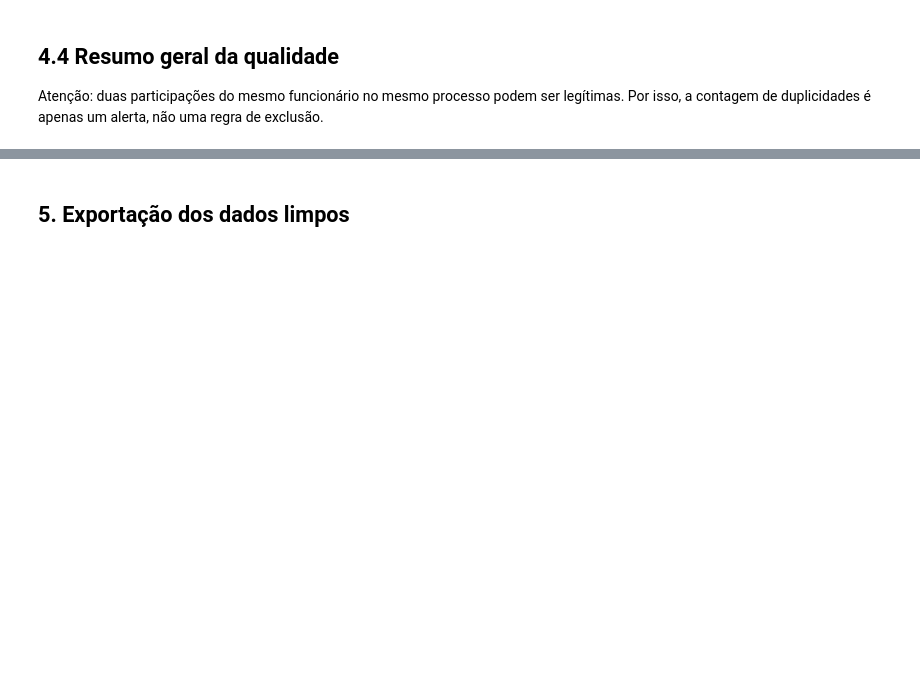
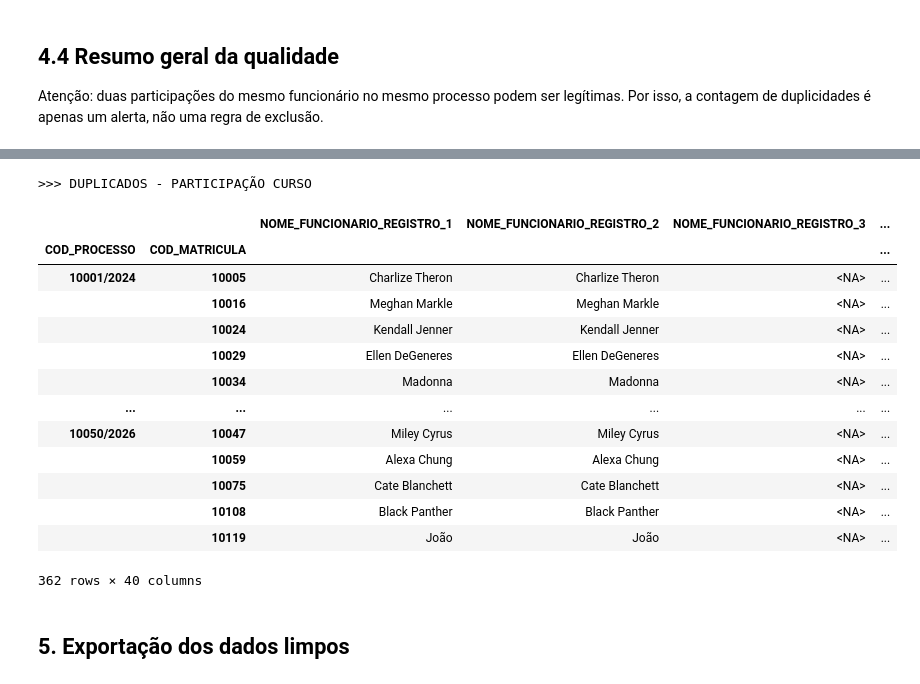
Before and after one commit to SENACBD/Projeto-de-BI-de-Educa-o-Corporativa-do-SENAC, a Jupyter notebook: notebooks/etl/03_data_preparation.ipynb, the cells around one changed output, grey strips where cells are left out. Saved outputs shown, nothing was run; the diff lists cells and outputs as text; code cells hidden in the pictures; blank space fills up the shorter version.

```diff
--- a/notebooks/etl/03_data_preparation.ipynb
+++ b/notebooks/etl/03_data_preparation.ipynb
@@ -823,0 +803,65 @@ display(resumo_etl)
+# %%
+def mostrar_duplicados_lado_a_lado(base, chaves):
+    duplicados = base[
+        base.duplicated(subset=chaves, keep=False)
+    ].copy()
+
+    if duplicados.empty:
+        return
+
+    duplicados = duplicados.sort_values(chaves)
+
+    # Numera as ocorrências de cada grupo duplicado
+    duplicados["_OCORRENCIA"] = (
+        duplicados.groupby(chaves, dropna=False).cumcount() + 1
+    )
+
+    # Separa cada ocorrência em uma coluna
+    resultado = duplicados.pivot(
+        index=chaves,
+        columns="_OCORRENCIA"
+    )
+
+    # Organiza os nomes das colunas
+    resultado.columns = [
+        f"{coluna}_REGISTRO_{ocorrencia}"
+        for coluna, ocorrencia in resultado.columns
+    ]
+
+    display(resultado)
+
+resumo_etl = pd.DataFrame({
+    "Base": [
+        "Curso",
+        "Funcionário",
+        "ParticipaçãoCurso"
+    ],
+    "Total de registros": [
+        len(dados_curso),
+        len(dados_funcionario),
+        len(dados_participacaocurso)
+    ],
+    "Registros duplicados": [
+        dados_curso.duplicated(["COD_CURSO"]).sum(),
+        dados_funcionario.duplicated(["COD_MATRICULA"]).sum(),
+        dados_participacaocurso.duplicated(
+            ["COD_PROCESSO", "COD_MATRICULA"]
+        ).sum()
+    ]
+})
+
+display(resumo_etl)
+print()
+
+if dados_curso.duplicated(["COD_CURSO"]).any():
+  print(">>> DUPLICADOS - CURSO")
+  mostrar_duplicados_lado_a_lado(dados_curso, ["COD_CURSO"])
+
+if dados_funcionario.duplicated(["COD_MATRICULA"]).any():
+  print(">>> DUPLICADOS - FUNCIONÁRIO")
+  mostrar_duplicados_lado_a_lado(dados_funcionario, ["COD_MATRICULA"])
+
+if dados_participacaocurso.duplicated(["COD_PROCESSO", "COD_MATRICULA"]).any():
+  print(">>> DUPLICADOS - PARTICIPAÇÃO CURSO")
+  mostrar_duplicados_lado_a_lado(dados_participacaocurso, ["COD_PROCESSO", "COD_MATRICULA"])
+# %% [output]
@@ -824,3 +872,18 @@ display(resumo_etl)
+>>> DUPLICADOS - PARTICIPAÇÃO CURSO
+|  |  | NOME_FUNCIONARIO_REGISTRO_1 | NOME_FUNCIONARIO_REGISTRO_2 | NOME_FUNCIONARIO_REGISTRO_3 | ... |
+| COD_PROCESSO | COD_MATRICULA |  |  |  | ... |
+| 10001/2024 | 10005 | Charlize Theron | Charlize Theron | <NA> | ... |
+|  | 10016 | Meghan Markle | Meghan Markle | <NA> | ... |
+|  | 10024 | Kendall Jenner | Kendall Jenner | <NA> | ... |
+|  | 10029 | Ellen DeGeneres | Ellen DeGeneres | <NA> | ... |
+|  | 10034 | Madonna | Madonna | <NA> | ... |
+| ... | ... | ... | ... | ... | ... |
+| 10050/2026 | 10047 | Miley Cyrus | Miley Cyrus | <NA> | ... |
+|  | 10059 | Alexa Chung | Alexa Chung | <NA> | ... |
+|  | 10075 | Cate Blanchett | Cate Blanchett | <NA> | ... |
+|  | 10108 | Black Panther | Black Panther | <NA> | ... |
+|  | 10119 | João | João | <NA> | ... |
+362 rows × 40 columns
 # %% [markdown]
 ## 5. Exportação dos dados limpos
 # %%
```
Also changed, not shown: parts of 5 cells of this notebook, 1 other file.
